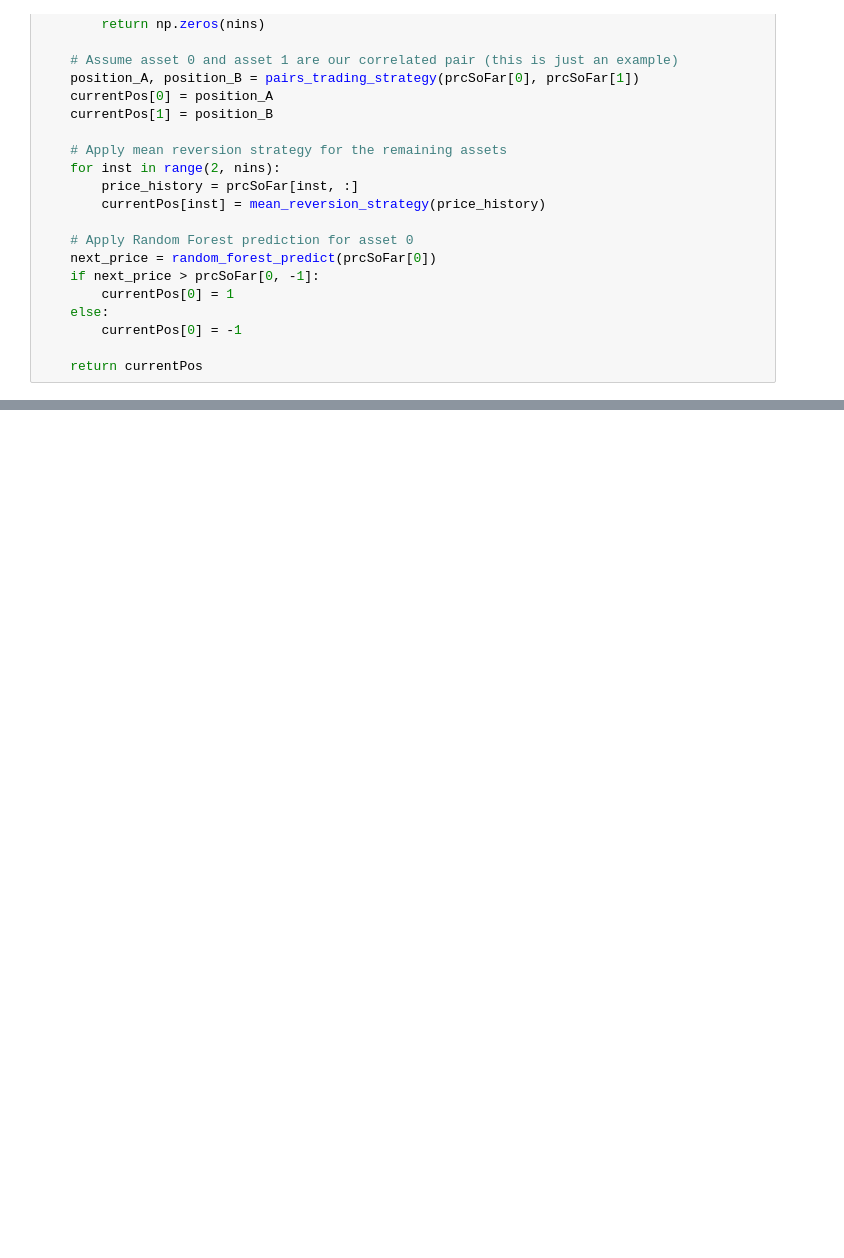
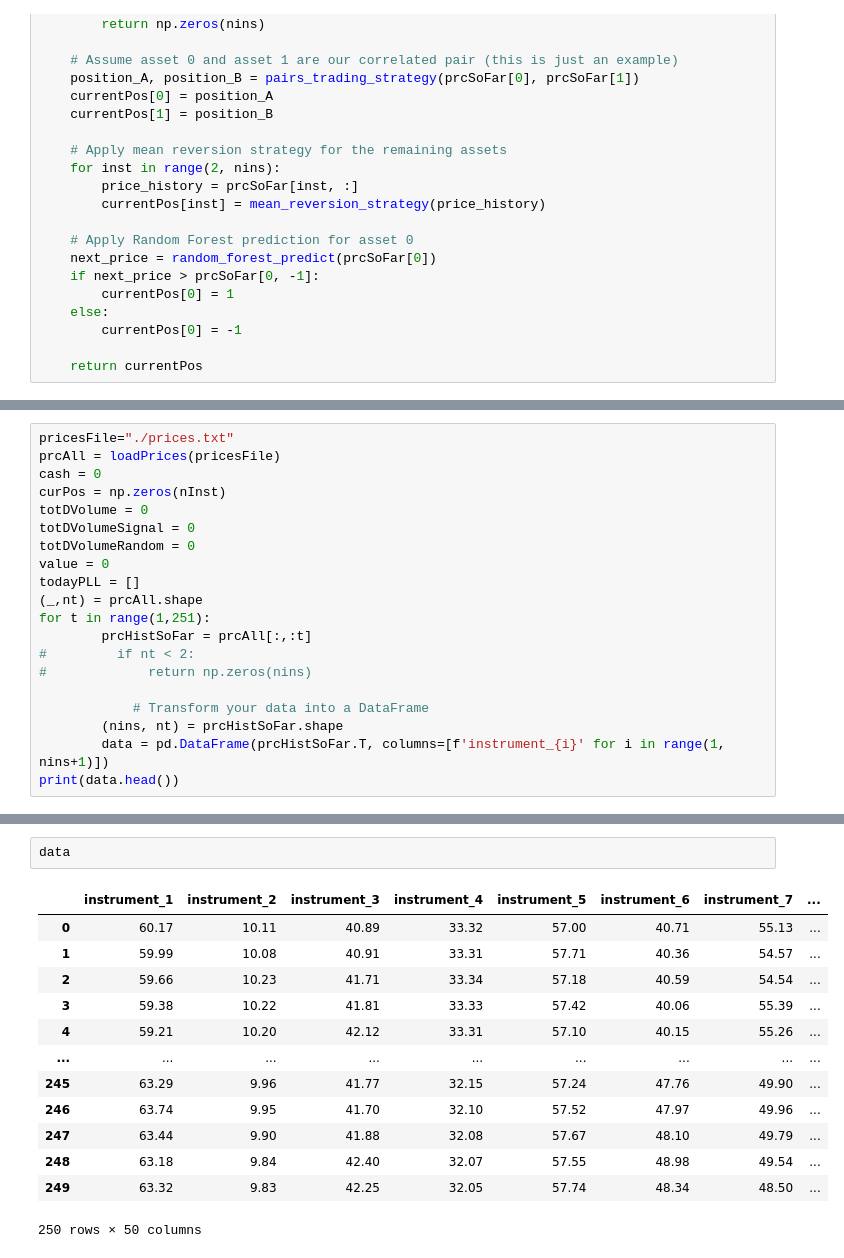
Before and after one commit to MaroChang/algothon2023, a Jupyter notebook: Notebook for RandomForest.ipynb, the cells around one changed output, grey strips where cells are left out. Cells and saved outputs as stored; diff of their text form; blank space fills up the shorter version.

```diff
--- a/Notebook for RandomForest.ipynb
+++ b/Notebook for RandomForest.ipynb
@@ -158,0 +215,20 @@ Score: -0.74
+# %%
+pricesFile="./prices.txt"
+prcAll = loadPrices(pricesFile)
+cash = 0
+curPos = np.zeros(nInst)
+totDVolume = 0
+totDVolumeSignal = 0
+totDVolumeRandom = 0
+value = 0
+todayPLL = []
+(_,nt) = prcAll.shape
+for t in range(1,251):
+        prcHistSoFar = prcAll[:,:t]
+#         if nt < 2:
+#             return np.zeros(nins)
+
+            # Transform your data into a DataFrame
+        (nins, nt) = prcHistSoFar.shape
+        data = pd.DataFrame(prcHistSoFar.T, columns=[f'instrument_{i}' for i in range(1, nins+1)])
+print(data.head())
@@ -158,0 +333,16 @@ Score: -0.74
+# %%
+data
+# %% [output]
+|  | instrument_1 | instrument_2 | instrument_3 | instrument_4 | instrument_5 | instrument_6 | instrument_7 | ... |
+| 0 | 60.17 | 10.11 | 40.89 | 33.32 | 57.00 | 40.71 | 55.13 | ... |
+| 1 | 59.99 | 10.08 | 40.91 | 33.31 | 57.71 | 40.36 | 54.57 | ... |
+| 2 | 59.66 | 10.23 | 41.71 | 33.34 | 57.18 | 40.59 | 54.54 | ... |
+| 3 | 59.38 | 10.22 | 41.81 | 33.33 | 57.42 | 40.06 | 55.39 | ... |
+| 4 | 59.21 | 10.20 | 42.12 | 33.31 | 57.10 | 40.15 | 55.26 | ... |
+| ... | ... | ... | ... | ... | ... | ... | ... | ... |
+| 245 | 63.29 | 9.96 | 41.77 | 32.15 | 57.24 | 47.76 | 49.90 | ... |
+| 246 | 63.74 | 9.95 | 41.70 | 32.10 | 57.52 | 47.97 | 49.96 | ... |
+| 247 | 63.44 | 9.90 | 41.88 | 32.08 | 57.67 | 48.10 | 49.79 | ... |
+| 248 | 63.18 | 9.84 | 42.40 | 32.07 | 57.55 | 48.98 | 49.54 | ... |
+| 249 | 63.32 | 9.83 | 42.25 | 32.05 | 57.74 | 48.34 | 48.50 | ... |
+250 rows × 50 columns
```
Also changed, not shown: parts of 12 cells of this notebook, 2 other files.
